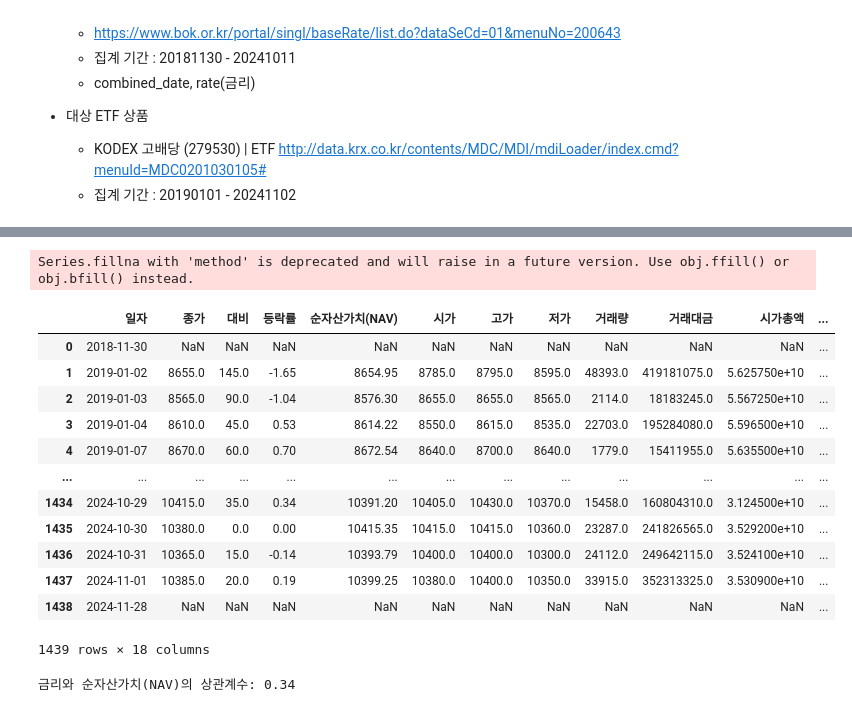
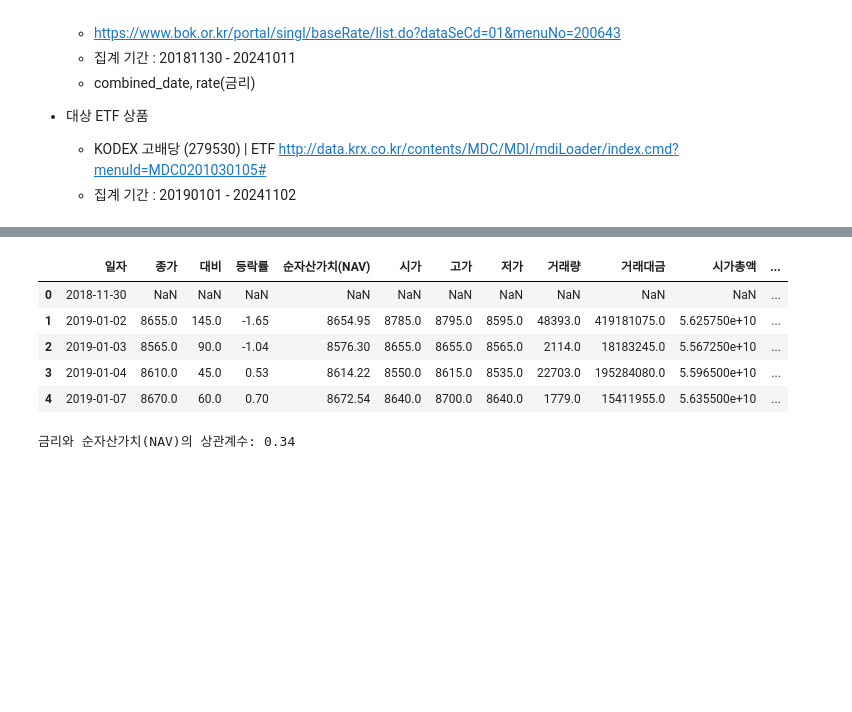
Before and after one commit to jd0421/ICT, a Jupyter notebook: Data_analysis_mid_240831_241110/Projects/Results.ipynb, the cells around one changed output, grey strips where cells are left out. Drawn from its saved outputs; the diff is of its cells as text; code cells hidden in the pictures; blank space fills up the shorter version.

```diff
--- a/Data_analysis_mid_240831_241110/Projects/Results.ipynb
+++ b/Data_analysis_mid_240831_241110/Projects/Results.ipynb
@@ -252,17 +243,18 @@ See the caveats in the documentation: https://pandas.pydata.org/pandas-docs/stab
 # %%
 # '일자'를 기준으로 df_279530에 filtered_gumri_subset 병합
 merged_df = pd.merge(
-    df_279530, filtered_gumri_subset,
+    df_279530,
+    filtered_gumri_subset,
     on='일자',  # 공통 열
-    how='outer'  # 모든 데이터를 유지
+    how='outer'  # 모든 데이터를 유지, outer join
 )
 
-# 날짜 기준으로 정렬
+# 날짜 기준으로 정렬 후 인덱스 리셋
 merged_df = merged_df.sort_values(by='일자').reset_index(drop=True)
 
 # 결과 확인
 print(merged_df.info())
-print(merged_df.head())
+merged_df.head()
 # %% [output]
 <class 'pandas.core.frame.DataFrame'>
 RangeIndex: 1439 entries, 0 to 1438
@@ -300,24 +282,16 @@ merged_df
 # %%
+# rate 컬럼 결측치 보완
 merged_df_1 = merged_df
 merged_df_1['rate'] = merged_df_1['rate'].fillna(method='ffill')
-# %% [output]
-Series.fillna with 'method' is deprecated and will raise in a future version. Use obj.ffill() or obj.bfill() instead.
 # %%
-merged_df_1
+merged_df_1.head()
 # %% [output]
 |  | 일자 | 종가 | 대비 | 등락률 | 순자산가치(NAV) | 시가 | 고가 | 저가 | 거래량 | 거래대금 | 시가총액 | ... |
 | 0 | 2018-11-30 | NaN | NaN | NaN | NaN | NaN | NaN | NaN | NaN | NaN | NaN | ... |
 | 1 | 2019-01-02 | 8655.0 | 145.0 | -1.65 | 8654.95 | 8785.0 | 8795.0 | 8595.0 | 48393.0 | 419181075.0 | 5.625750e+10 | ... |
 | 2 | 2019-01-03 | 8565.0 | 90.0 | -1.04 | 8576.30 | 8655.0 | 8655.0 | 8565.0 | 2114.0 | 18183245.0 | 5.567250e+10 | ... |
 | 3 | 2019-01-04 | 8610.0 | 45.0 | 0.53 | 8614.22 | 8550.0 | 8615.0 | 8535.0 | 22703.0 | 195284080.0 | 5.596500e+10 | ... |
 | 4 | 2019-01-07 | 8670.0 | 60.0 | 0.70 | 8672.54 | 8640.0 | 8700.0 | 8640.0 | 1779.0 | 15411955.0 | 5.635500e+10 | ... |
-| ... | ... | ... | ... | ... | ... | ... | ... | ... | ... | ... | ... | ... |
-| 1434 | 2024-10-29 | 10415.0 | 35.0 | 0.34 | 10391.20 | 10405.0 | 10430.0 | 10370.0 | 15458.0 | 160804310.0 | 3.124500e+10 | ... |
-| 1435 | 2024-10-30 | 10380.0 | 0.0 | 0.00 | 10415.35 | 10415.0 | 10415.0 | 10360.0 | 23287.0 | 241826565.0 | 3.529200e+10 | ... |
-| 1436 | 2024-10-31 | 10365.0 | 15.0 | -0.14 | 10393.79 | 10400.0 | 10400.0 | 10300.0 | 24112.0 | 249642115.0 | 3.524100e+10 | ... |
-| 1437 | 2024-11-01 | 10385.0 | 20.0 | 0.19 | 10399.25 | 10380.0 | 10400.0 | 10350.0 | 33915.0 | 352313325.0 | 3.530900e+10 | ... |
-| 1438 | 2024-11-28 | NaN | NaN | NaN | NaN | NaN | NaN | NaN | NaN | NaN | NaN | ... |
-1439 rows × 18 columns
 # %%
 # 거래량 vs 금리 비교
 import plotly.graph_objects as go
```
Also changed, not shown: parts of 10 cells of this notebook.
